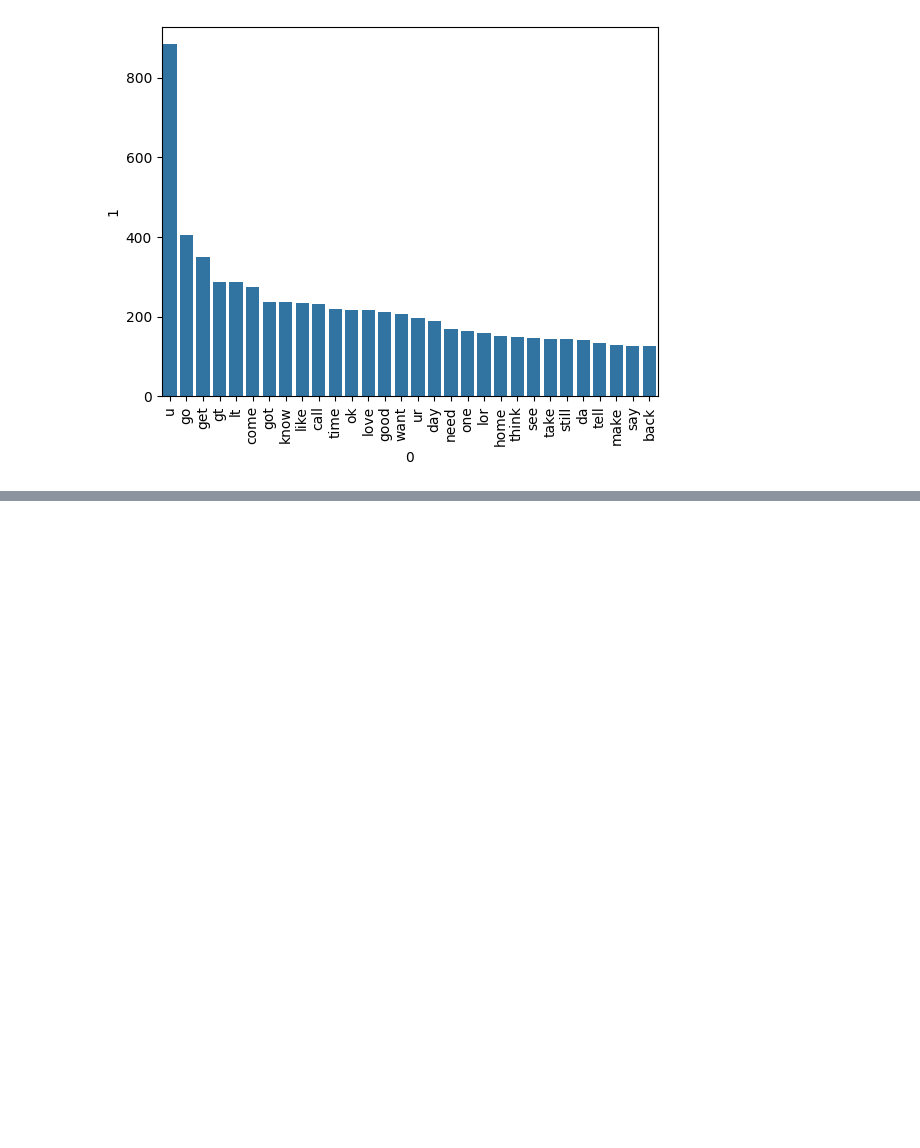
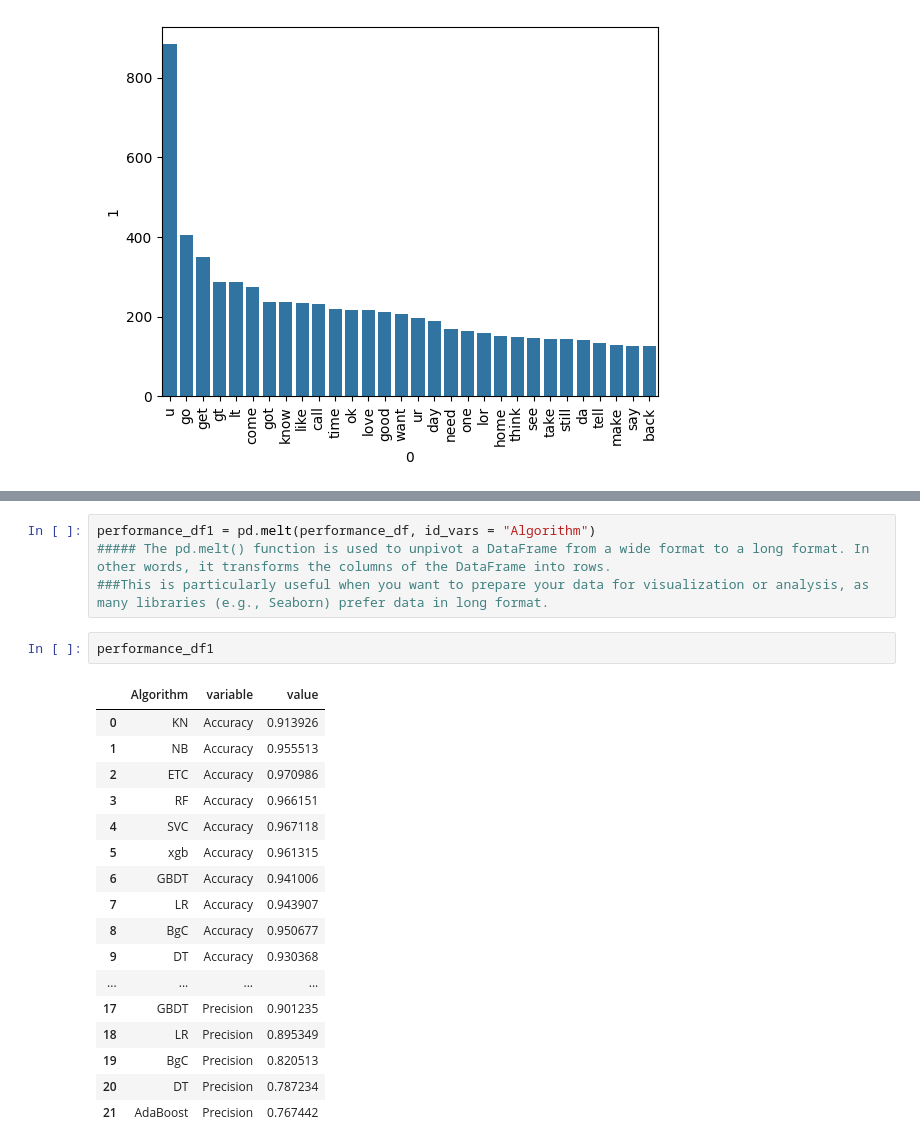
Before and after one commit to lalchhabi/Email_SMS_Spam_Detection, a Jupyter notebook: email_sms_classifier.ipynb, the cells around one changed output, grey strips where cells are left out. Saved outputs shown, nothing was run; the diff lists cells and outputs as text; blank space fills up the shorter version.

```diff
--- a/email_sms_classifier.ipynb
+++ b/email_sms_classifier.ipynb
@@ -434,0 +619,24 @@ plt.show()
+# %%
+performance_df1 = pd.melt(performance_df, id_vars = "Algorithm")
+##### The pd.melt() function is used to unpivot a DataFrame from a wide format to a long format. In other words, it transforms the columns of the DataFrame into rows.
+###This is particularly useful when you want to prepare your data for visualization or analysis, as many libraries (e.g., Seaborn) prefer data in long format.
+# %%
+performance_df1
+# %% [output]
+|  | Algorithm | variable | value |
+| 0 | KN | Accuracy | 0.913926 |
+| 1 | NB | Accuracy | 0.955513 |
+| 2 | ETC | Accuracy | 0.970986 |
+| 3 | RF | Accuracy | 0.966151 |
+| 4 | SVC | Accuracy | 0.967118 |
+| 5 | xgb | Accuracy | 0.961315 |
+| 6 | GBDT | Accuracy | 0.941006 |
+| 7 | LR | Accuracy | 0.943907 |
+| 8 | BgC | Accuracy | 0.950677 |
+| 9 | DT | Accuracy | 0.930368 |
+| ... | ... | ... | ... |
+| 17 | GBDT | Precision | 0.901235 |
+| 18 | LR | Precision | 0.895349 |
+| 19 | BgC | Precision | 0.820513 |
+| 20 | DT | Precision | 0.787234 |
+| 21 | AdaBoost | Precision | 0.767442 |
```
Also changed, not shown: parts of 26 cells of this notebook.
